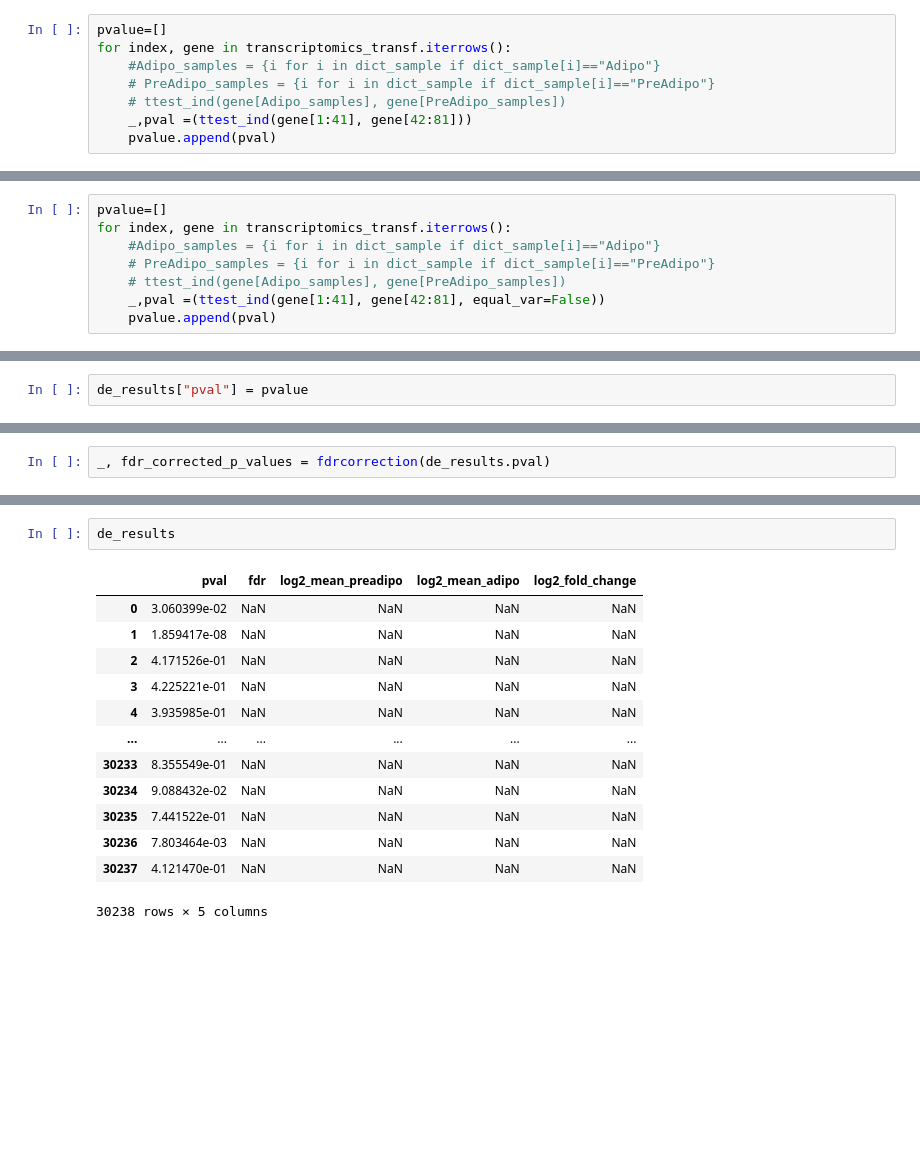
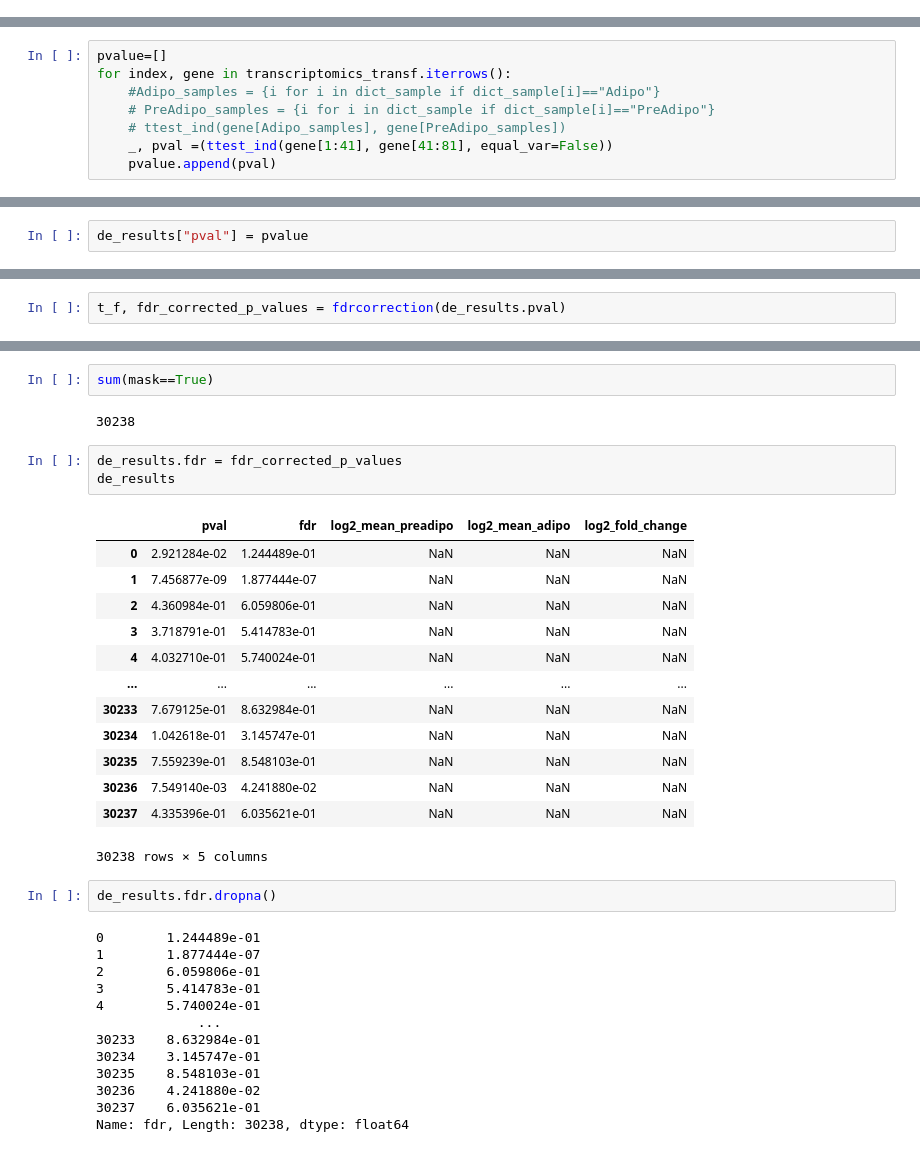
Before and after one commit to CamilleChallier/Transcriptomics_project, a Jupyter notebook: wesley.ipynb, the cells around one changed output, grey strips where cells are left out. Cells and saved outputs as stored; diff of their text form; blank space fills up the shorter version.

```diff
--- a/wesley.ipynb
+++ b/wesley.ipynb
@@ -238,10 +239,2 @@ de_results = pd.DataFrame(columns = ["pval"," fdr"," log2_mean_preadipo","log2_m
 # %% [markdown]
 a)
-# %%
-pvalue=[]
-for index, gene in transcriptomics_transf.iterrows():
-    #Adipo_samples = {i for i in dict_sample if dict_sample[i]=="Adipo"}
-    # PreAdipo_samples = {i for i in dict_sample if dict_sample[i]=="PreAdipo"}
-    # ttest_ind(gene[Adipo_samples], gene[PreAdipo_samples])
-    _,pval =(ttest_ind(gene[1:41], gene[42:81]))
-    pvalue.append(pval)
@@ -273,5 +246,5 @@ for index, gene in transcriptomics_transf.iterrows():
     #Adipo_samples = {i for i in dict_sample if dict_sample[i]=="Adipo"}
     # PreAdipo_samples = {i for i in dict_sample if dict_sample[i]=="PreAdipo"}
     # ttest_ind(gene[Adipo_samples], gene[PreAdipo_samples])
-    _,pval =(ttest_ind(gene[1:41], gene[42:81], equal_var=False))
+    _, pval =(ttest_ind(gene[1:41], gene[41:81], equal_var=False))
     pvalue.append(pval)
@@ -320,2 +301,2 @@ Name: pval, Length: 30238, dtype: float64
 # %%
-_, fdr_corrected_p_values = fdrcorrection(de_results.pval)
+t_f, fdr_corrected_p_values = fdrcorrection(de_results.pval)
@@ -332,16 +318,36 @@ array([nan, nan, nan, ..., nan, nan, nan])
+# %%
+sum(mask==True)
+# %% [output]
+30238
+# %%
+de_results.fdr = fdr_corrected_p_values
+de_results
+# %% [output]
+|  | pval | fdr | log2_mean_preadipo | log2_mean_adipo | log2_fold_change |
+| 0 | 2.921284e-02 | 1.244489e-01 | NaN | NaN | NaN |
+| 1 | 7.456877e-09 | 1.877444e-07 | NaN | NaN | NaN |
+| 2 | 4.360984e-01 | 6.059806e-01 | NaN | NaN | NaN |
+| 3 | 3.718791e-01 | 5.414783e-01 | NaN | NaN | NaN |
+| 4 | 4.032710e-01 | 5.740024e-01 | NaN | NaN | NaN |
+| ... | ... | ... | ... | ... | ... |
+| 30233 | 7.679125e-01 | 8.632984e-01 | NaN | NaN | NaN |
+| 30234 | 1.042618e-01 | 3.145747e-01 | NaN | NaN | NaN |
+| 30235 | 7.559239e-01 | 8.548103e-01 | NaN | NaN | NaN |
+| 30236 | 7.549140e-03 | 4.241880e-02 | NaN | NaN | NaN |
+| 30237 | 4.335396e-01 | 6.035621e-01 | NaN | NaN | NaN |
+30238 rows × 5 columns
 # %%
-de_results
+de_results.fdr.dropna()
 # %% [output]
-|  | pval | fdr | log2_mean_preadipo | log2_mean_adipo | log2_fold_change |
-| 0 | 3.060399e-02 | NaN | NaN | NaN | NaN |
-| 1 | 1.859417e-08 | NaN | NaN | NaN | NaN |
-| 2 | 4.171526e-01 | NaN | NaN | NaN | NaN |
-| 3 | 4.225221e-01 | NaN | NaN | NaN | NaN |
-| 4 | 3.935985e-01 | NaN | NaN | NaN | NaN |
-| ... | ... | ... | ... | ... | ... |
-| 30233 | 8.355549e-01 | NaN | NaN | NaN | NaN |
-| 30234 | 9.088432e-02 | NaN | NaN | NaN | NaN |
-| 30235 | 7.441522e-01 | NaN | NaN | NaN | NaN |
-| 30236 | 7.803464e-03 | NaN | NaN | NaN | NaN |
-| 30237 | 4.121470e-01 | NaN | NaN | NaN | NaN |
-30238 rows × 5 columns
+0        1.244489e-01
+1        1.877444e-07
+2        6.059806e-01
+3        5.414783e-01
+4        5.740024e-01
+             ...
+30233    8.632984e-01
+30234    3.145747e-01
+30235    8.548103e-01
+30236    4.241880e-02
+30237    6.035621e-01
+Name: fdr, Length: 30238, dtype: float64
```
Also changed, not shown: parts of 16 cells of this notebook.
